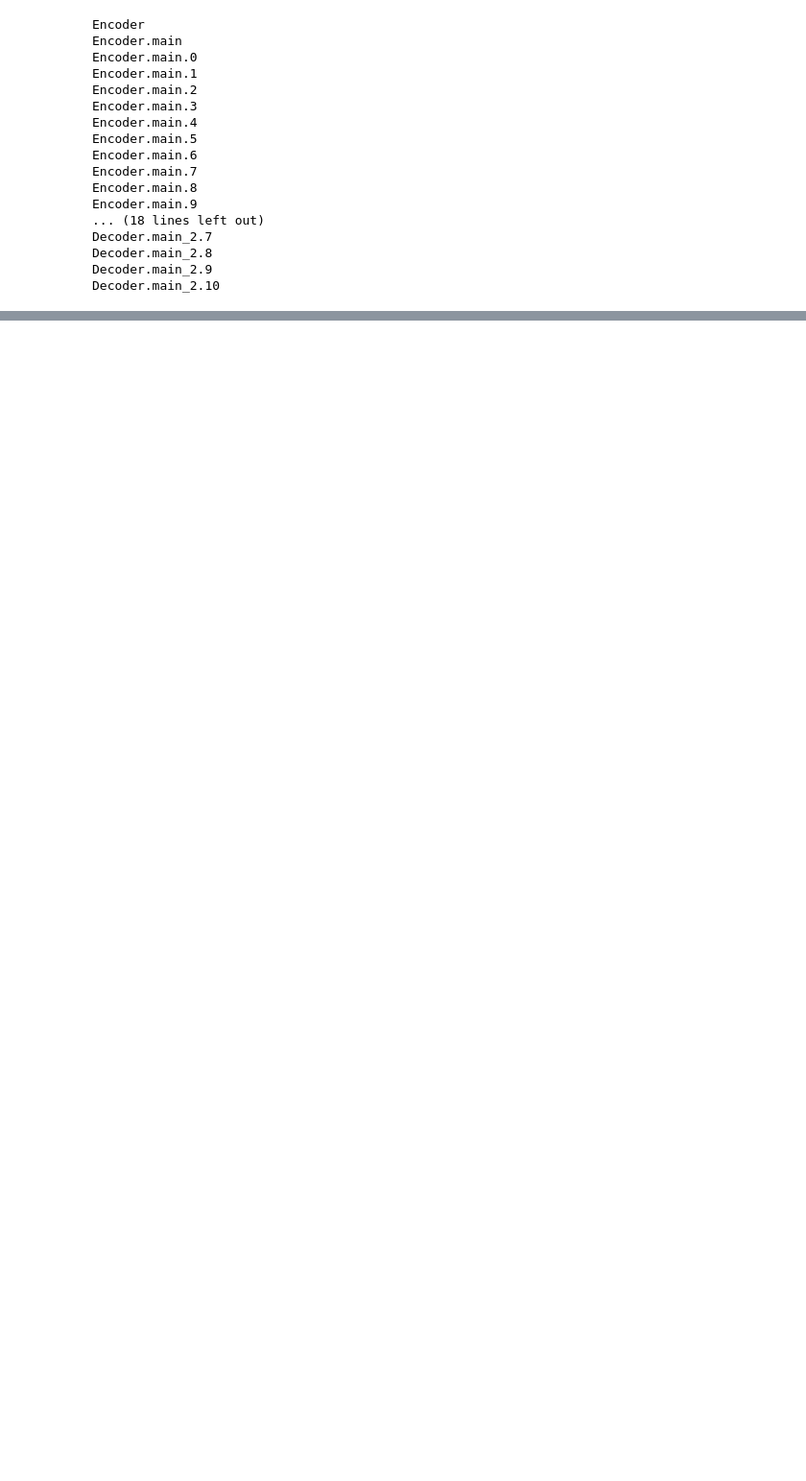
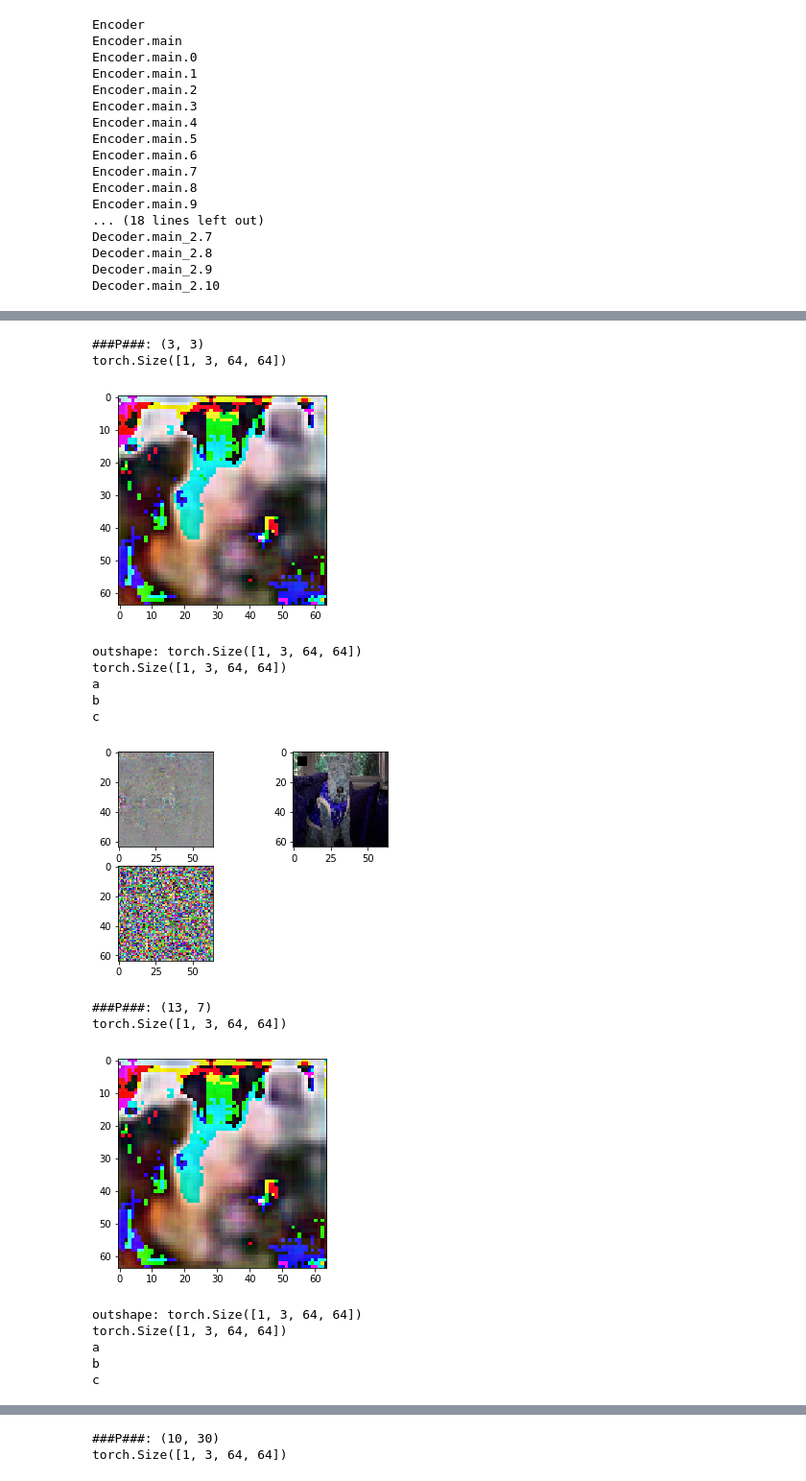
Before and after one commit to yangcyself/CS385ML, a Jupyter notebook: explanation/grad-cam-VAE-dog.ipynb, the cells around one changed output, grey strips where cells are left out. Shown at 96% size. Drawn from its saved outputs; the diff is of its cells as text; code cells hidden in the pictures; blank space fills up the shorter version.

```diff
--- a/explanation/grad-cam-VAE-dog.ipynb
+++ b/explanation/grad-cam-VAE-dog.ipynb
@@ -405,0 +275,20 @@ gradient = np.uint8(gradient)
+# %%
+images = []
+raw_images = []
+print("Images:")
+#####IMAGES FOR DOG #######
+# image_paths = ["../Reconstruction/data/Images/n02090622-borzoi/n02090622_3615.jpg"]#,"cat_dog.png"]
+image_paths = ["../Reconstruction/data/Images/n02095570-Lakeland_terrier/n02095570_1969.jpg"]#,"cat_dog.png"]
+# image_paths = ["../Reconstruction/data/Images/n02092002-Scottish_deerhound/n02092002_1147.jpg"]#,"cat_dog.png"]
+# image_paths = ["../Reconstruction/data/Images/n02093256-Staffordshire_bullterrier/n02093256_2416.jpg"]#,"cat_dog.png"]
+
+
+for i, image_path in enumerate(image_paths):
+    print("\t#{}: {}".format(i, image_path))
+    image, raw_image = preprocess(image_path)
+    images.append(image)
+    raw_images.append(raw_image)
+if(gpu):
+    images = torch.stack(images).cuda()
+else:
+    images = torch.stack(images)
@@ -405,0 +298,58 @@ gradient = np.uint8(gradient)
+# %%
+import torchvision.transforms as T
+def area_grad_cam(images, raw_images, pos, size = (6,6)):
+
+    bp = GuidedBackPropagation(model=model)
+    print(images.shape)
+    out = bp.forward(images)
+    plt.imshow(T.ToPILImage()(out[0, :, :, :].cpu().detach()).convert('RGB'))
+    plt.show()
+#     if(gpu):
+#         out = out.cpu().detach().numpy()
+#     else:
+#         out = out.detach().numpy()
+    print("outshape:",out.shape)
+
+    bp.backward(pos = pos, size = size)
+    gradients = bp.generate()
+    gradient = gradients[0]
+
+    plt.subplot(221)
+    print("a")
+    plt.imshow(img_gradient(gradient))#,"gray")
+    plt.subplot(222)
+    print("b")
+    plt.imshow(img_blockedArea(raw_images,pos,size)[0])
+    plt.subplot(223)
+    print("c")
+#     print(out.min())
+#     print(out.max())
+#     out = out[0].transpose(1,2,0)
+#     out -= out.min()
+#     out /= out.max()
+#     out *= 255.0
+#     plt.imshow(BGR_RGB(np.uint8(out)))
+    plt.imshow(img_out(out[0]))
+    plt.show()
+    bp.remove_hook()
+for p in [(3,3),(13,7),(10,30),(40,40),(3,47)]:# n02090622-borzoi/n02090622_3615.jpg
+    print("###P###:",p)
+    area_grad_cam(images, raw_images,pos = np.array([[*p]]), size = (7,7))
+# %% [output]
+###P###: (3, 3)
+torch.Size([1, 3, 64, 64])
+[figure, added]
+outshape: torch.Size([1, 3, 64, 64])
+torch.Size([1, 3, 64, 64])
+a
+b
+c
+[figure, added]
+###P###: (13, 7)
+torch.Size([1, 3, 64, 64])
+[figure, added]
+outshape: torch.Size([1, 3, 64, 64])
+torch.Size([1, 3, 64, 64])
+a
+b
+c
@@ -405,0 +357,2 @@ gradient = np.uint8(gradient)
+###P###: (10, 30)
+torch.Size([1, 3, 64, 64])
```
Also changed, not shown: parts of 14 cells of this notebook, 2 other files.
